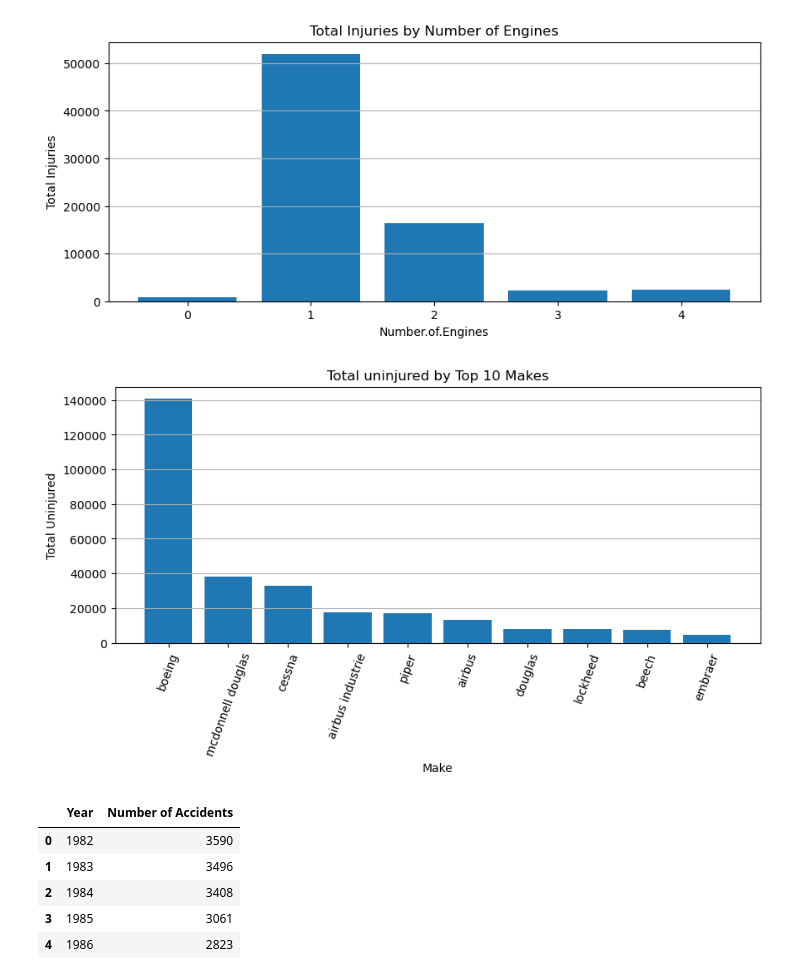
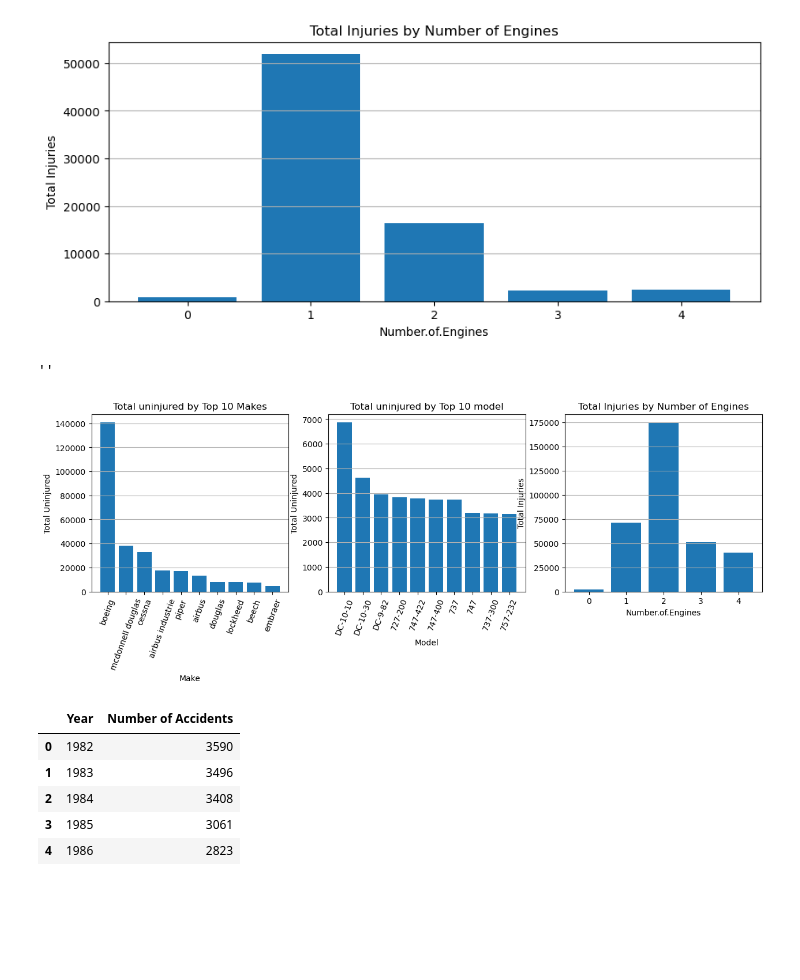
Before and after one commit to Churabros/Aviation-Accidents-Analysis, a Jupyter notebook: Index.ipynb, the cells around one changed output. Drawn from its saved outputs; the diff is of its cells as text; code cells hidden in the pictures; blank space fills up the shorter version.

Commit message:
Added uninjured viz

```diff
--- a/Index.ipynb
+++ b/Index.ipynb
@@ -375,5 +378,3 @@ ax.set_ylabels('Total Accidents')
 # %% [output]
 ''
 [figure]
-# %%
-df =
@@ -455,21 +446,57 @@ ax.grid(axis='y') ;
 # %%
 # Group the data by Make and calculate the sum of Total.Fatal.Injuries for each Make
 fatal_uninjured_by_make = df.groupby('Make')['Total.Uninjured'].sum()
 
-fig, ax = plt.subplots( figsize=(10,4))
+fig, (ax1,ax2,ax3) = plt.subplots(1,3, figsize=(15,4))
 # Convert the groupby result to a DataFrame for easier sorting
 fatal_uninjured_by_make = fatal_uninjured_by_make.reset_index()
 
 # Sort the DataFrame by Total.Fatal.Injuries to find the top 10 makes
-top_10_makes = fatal_uninjured_by_make.sort_values(by='Total.Uninjured', ascending=False).head(10)
+top_10_makes_uninjured = fatal_uninjured_by_make.sort_values(by='Total.Uninjured', ascending=False).head(10)
 
 
 #create the bar chart
-ax.bar(top_10_makes['Make'], top_10_makes['Total.Uninjured'])
-ax.set_title('Total uninjured by Top 10 Makes')
-ax.set_xlabel('Make')
-ax.set_ylabel('Total Uninjured')
-ax.set_xticklabels(top_10_makes['Make'],rotation=70)
-ax.grid(axis='y') ;
+ax1.bar(top_10_makes_uninjured['Make'], top_10_makes_uninjured['Total.Uninjured'])
+ax1.set_title('Total uninjured by Top 10 Makes')
+ax1.set_xlabel('Make')
+ax1.set_ylabel('Total Uninjured')
+ax1.set_xticklabels(top_10_makes_uninjured['Make'],rotation=70)
+ax1.grid(axis='y')
+
+# Group the data by Make and calculate the sum of Total.Fatal.Injuries for each Make
+fatal_uninjured_by_model = df.groupby('Model')['Total.Uninjured'].sum()
+
+# Convert the groupby result to a DataFrame for easier sorting
+fatal_uninjured_by_model = fatal_uninjured_by_model.reset_index()
+
+# Sort the DataFrame by Total.Fatal.Injuries to find the top 10 makes
+top_10_model_uninjured = fatal_uninjured_by_model.sort_values(by='Total.Uninjured', ascending=False).head(10)
+
+ax2.bar(top_10_model_uninjured['Model'], top_10_model_uninjured['Total.Uninjured'])
+ax2.set_title('Total uninjured by Top 10 model')
+ax2.set_xlabel('Model')
+ax2.set_ylabel('Total Uninjured')
+ax2.set_xticklabels(top_10_model_uninjured['Model'],rotation=70)
+ax2.grid(axis='y')
+
+
+# Group the data by Make and calculate the sum of Total.Fatal.Injuries for each Make
+uninjured_by_no_engines = df.groupby('Number.of.Engines')['Total.Uninjured'].sum()
+
+# Convert the groupby result to a DataFrame for easier sorting
+uninjured_by_no_engines = uninjured_by_no_engines.reset_index()
+
+# Sort the DataFrame by Total.Fatal.Injuries to find the top 10 makes
+top_10_engines_uninjured = uninjured_by_no_engines.sort_values(by='Total.Uninjured', ascending=False).head()
+
+
+#create the bar chart
+ax3.bar(top_10_engines_uninjured['Number.of.Engines'], top_10_engines_uninjured['Total.Uninjured'])
+ax3.set_title('Total Injuries by Number of Engines')
+ax3.set_xlabel('Number.of.Engines')
+ax3.set_ylabel('Total Injuries')
+ax3.grid(axis='y') ;
+;
 # %% [output]
+''
-[figure, old version]
+[figure, new version]
```
Also changed, not shown: parts of 26 cells of this notebook, 1 other file.
